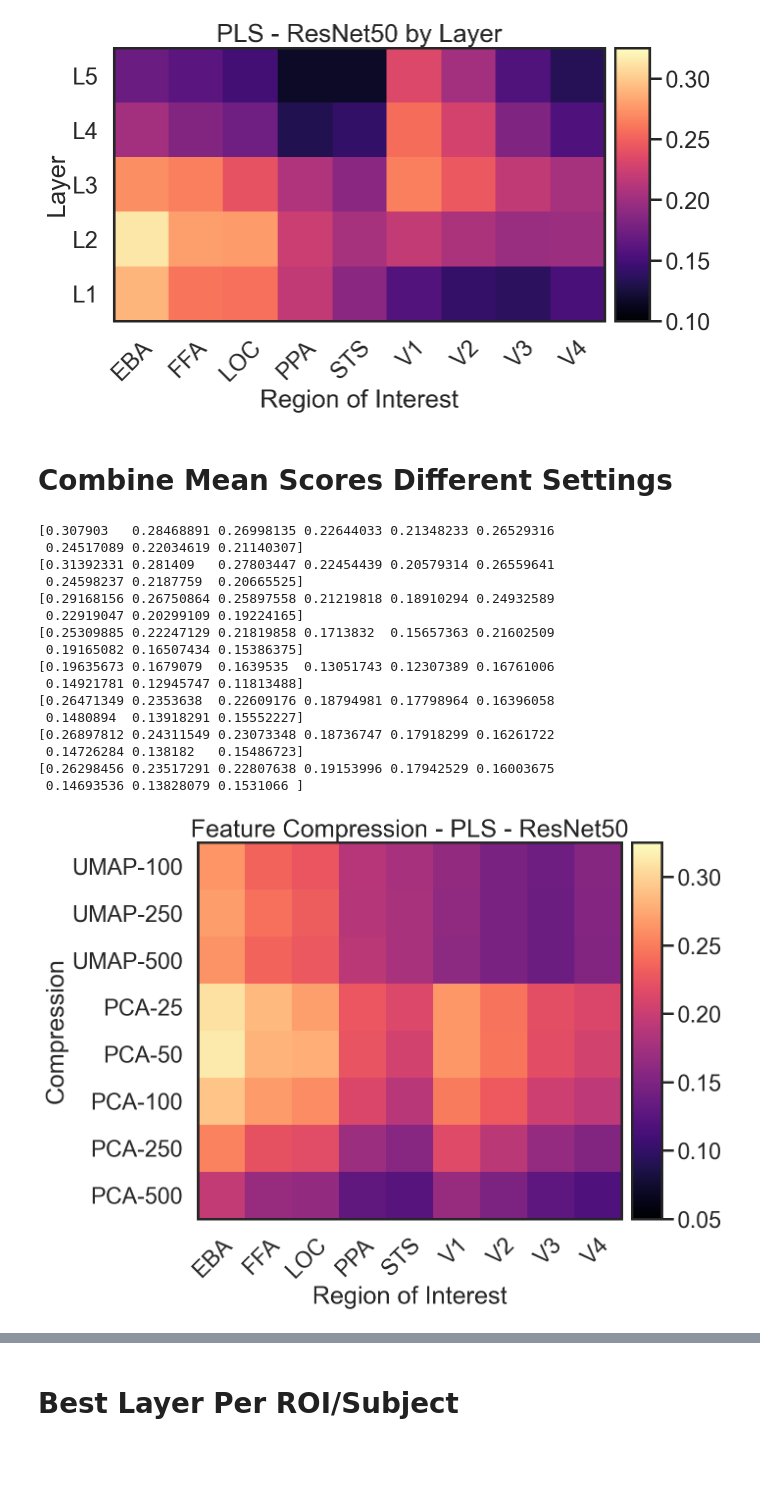
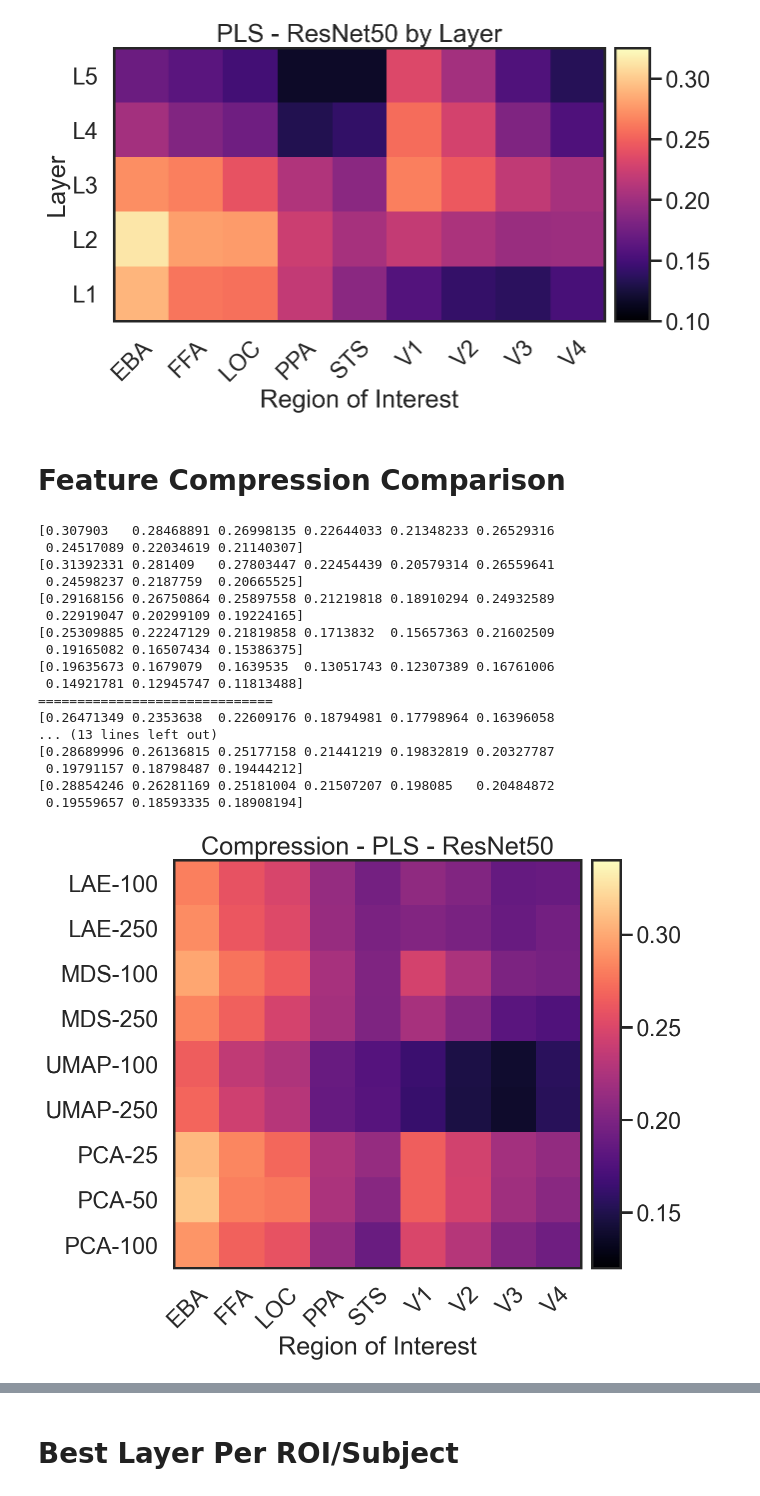
Before and after one commit to RobertTLange/algonauts-2021, a Jupyter notebook: notebooks/inspect_experiments.ipynb, the cells around one changed output, grey strips where cells are left out. Saved outputs shown, nothing was run; the diff lists cells and outputs as text; code cells hidden in the pictures; blank space fills up the shorter version.

```diff
--- a/notebooks/inspect_experiments.ipynb
+++ b/notebooks/inspect_experiments.ipynb
@@ -80,8 +77,8 @@ get_norm_score(hyper_log, plot=True)
 plot_perf_per_layer(hyper_log, meta_log, num_bo_per_layer=25, num_layers=5, title="PLS - ResNet50 by Layer")
 # %% [output]
 [figure]
-# %% [markdown]
-# Combine Mean Scores Different Settings
+# %% [markdown]
+# Feature Compression Comparison
 # %%
 meta_log_25, hyper_log_25 = load_result_logs("../data/experiments/roi/pls_25_resnet50_bo_25")
 meta_log_50, hyper_log_50 = load_result_logs("../data/experiments/roi/pls_50_resnet50_bo_25")
@@ -95,6 +92,7 @@ pca_100 = get_norm_score(hyper_log_100)
 pca_250 = get_norm_score(hyper_log_250)
 pca_500 = get_norm_score(hyper_log_500)
 
+print(30*"=")
 meta_log_100, hyper_log_100 = load_result_logs("../data/experiments/roi/pls_umap_100_resnet50_bo_25")
 meta_log_250, hyper_log_250 = load_result_logs("../data/experiments/roi/pls_umap_250_resnet50_bo_25")
 meta_log_500, hyper_log_500 = load_result_logs("../data/experiments/roi/pls_umap_500_resnet50_bo_25")
@@ -102,6 +100,24 @@ meta_log_500, hyper_log_500 = load_result_logs("../data/experiments/roi/pls_umap
 umap_100 = get_norm_score(hyper_log_100)
 umap_250 = get_norm_score(hyper_log_250)
 umap_500 = get_norm_score(hyper_log_500)
+
+print(30*"=")
+meta_log_100, hyper_log_100 = load_result_logs("../data/experiments/roi/pls_mds_100_resnet50_bo_25")
+meta_log_250, hyper_log_250 = load_result_logs("../data/experiments/roi/pls_mds_250_resnet50_bo_25")
+#meta_log_500, hyper_log_500 = load_result_logs("../data/experiments/roi/pls_mds_500_resnet50_bo_25")
+
+mds_100 = get_norm_score(hyper_log_100)
+mds_250 = get_norm_score(hyper_log_250)
+#md_500 = get_norm_score(hyper_log_500)
+
+print(30*"=")
+meta_log_100, hyper_log_100 = load_result_logs("../data/experiments/roi/pls_autoencoder_100_resnet50_bo_25")
+meta_log_250, hyper_log_250 = load_result_logs("../data/experiments/roi/pls_autoencoder_250_resnet50_bo_25")
+meta_log_500, hyper_log_500 = load_result_logs("../data/experiments/roi/pls_autoencoder_500_resnet50_bo_25")
+
+autoencoder_100 = get_norm_score(hyper_log_100)
+autoencoder_250 = get_norm_score(hyper_log_250)
+autoencoder_500 = get_norm_score(hyper_log_500)
 # %% [output]
 [0.307903   0.28468891 0.26998135 0.22644033 0.21348233 0.26529316
  0.24517089 0.22034619 0.21140307]
@@ -113,19 +129,26 @@ umap_500 = get_norm_score(hyper_log_500)
  0.19165082 0.16507434 0.15386375]
 [0.19635673 0.1679079  0.1639535  0.13051743 0.12307389 0.16761006
  0.14921781 0.12945747 0.11813488]
+==============================
 [0.26471349 0.2353638  0.22609176 0.18794981 0.17798964 0.16396058
- 0.1480894  0.13918291 0.15552227]
-[0.26897812 0.24311549 0.23073348 0.18736747 0.17918299 0.16261722
- 0.14726284 0.138182   0.15486723]
-[0.26298456 0.23517291 0.22807638 0.19153996 0.17942529 0.16003675
- 0.14693536 0.13828079 0.1531066 ]
+... (13 lines left out)
+[0.28689996 0.26136815 0.25177158 0.21441219 0.19832819 0.20327787
+ 0.19791157 0.18798487 0.19444212]
+[0.28854246 0.26281169 0.25181004 0.21507207 0.198085   0.20484872
+ 0.19559657 0.18593335 0.18908194]
 # %%
-range_y = ["PCA-500", "PCA-250", "PCA-100", "PCA-50", "PCA-25", "UMAP-500", "UMAP-250", "UMAP-100",]
+scores = [autoencoder_100, autoencoder_250,
+          mds_100, mds_250,
+          umap_100, umap_250,
+          pca_25, pca_50, pca_100]
+range_y = ['LAE-100', "LAE-250",
+           "MDS-100", "MDS-250",
+           "UMAP-100", "UMAP-250",
+           "PCA-25", "PCA-50", "PCA-100"][::-1]
 range_x = ["EBA", "FFA", "LOC", "PPA", "STS", "V1", "V2", "V3", "V4"]
-title = "Feature Compression - PLS - ResNet50"
-ylabel = "Compression"
-plot_combined_scores([umap_100, umap_250, umap_500, pca_25, pca_50, pca_100, pca_250, pca_500],
-                     range_x, range_y, title, ylabel,
-                     min_heat=0.05, max_heat=0.325)
+title = "Compression - PLS - ResNet50"
+ylabel = None #"Compression Technique"
+plot_combined_scores(scores, range_x, range_y, title, ylabel,
+                     min_heat=0.12, max_heat=0.34)
 # %% [output]
-[figure, old version]
+[figure, new version]
```
Also changed, not shown: parts of 7 cells of this notebook, 9 other files.
